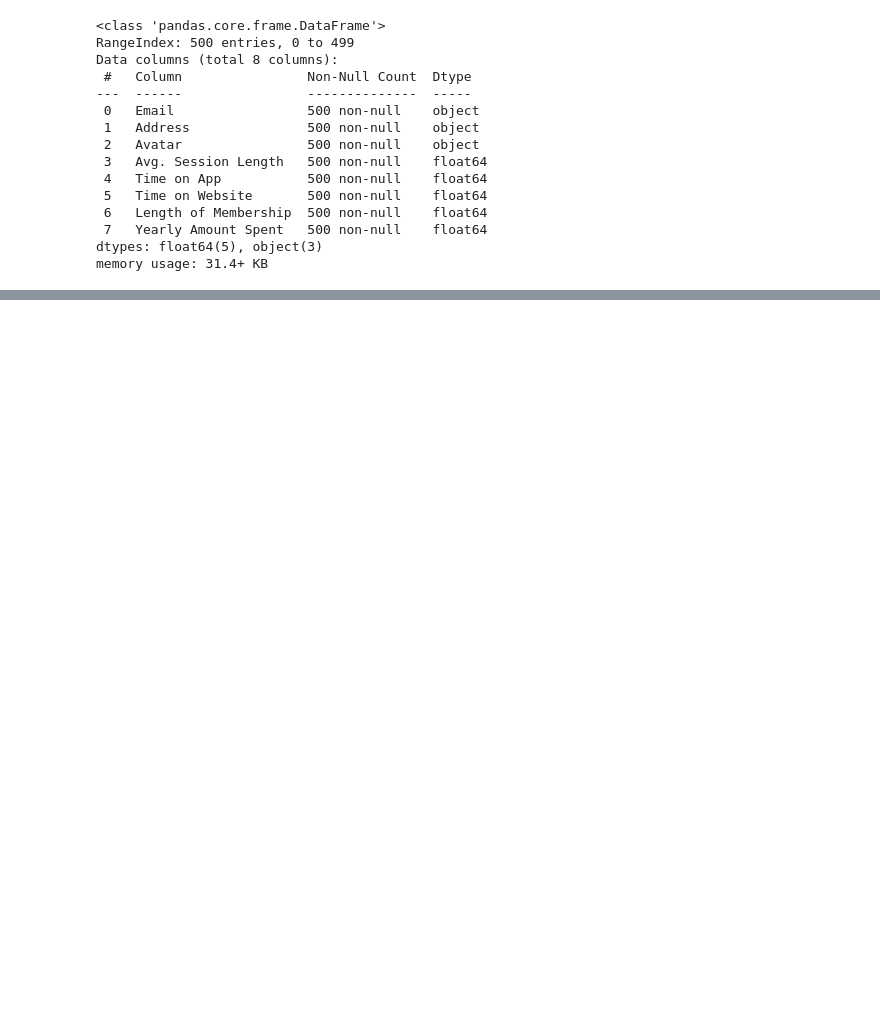
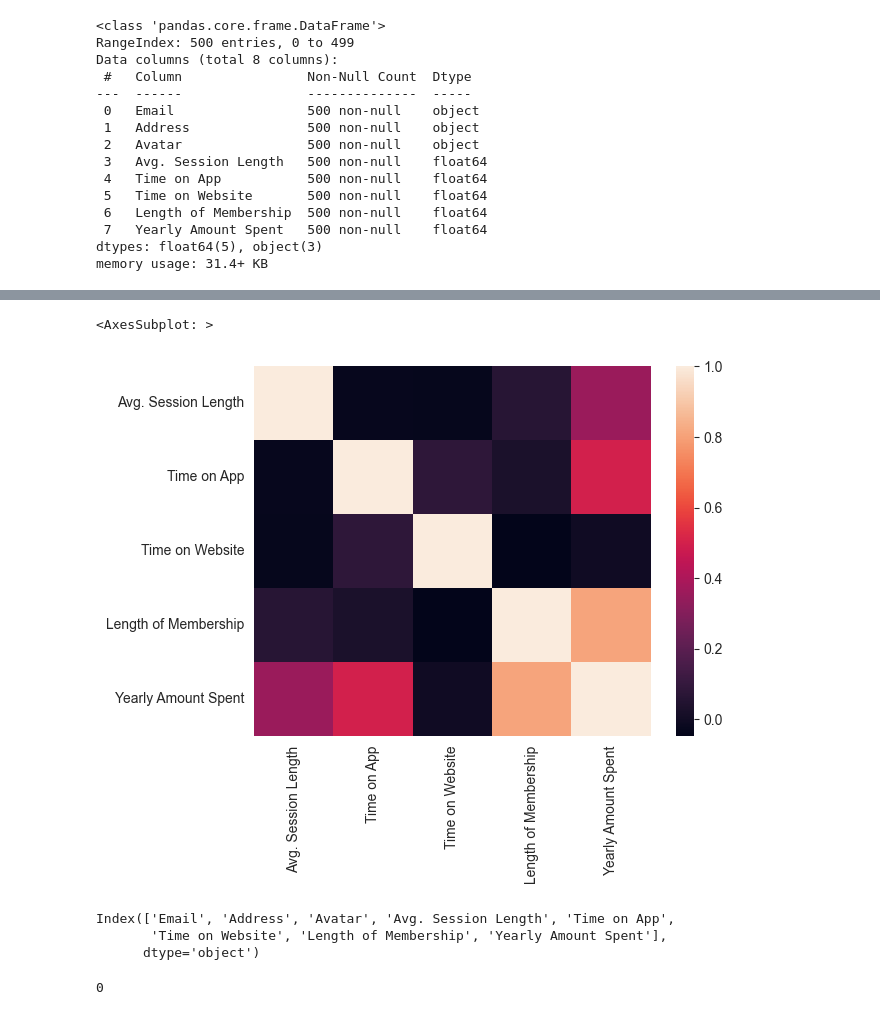
Before and after one commit to tlsabara/Data-Analytics, a Jupyter notebook: Machine Learning/Regressão Linear/Modelo de regressão linear.ipynb, the cells around one changed output, grey strips where cells are left out. Saved outputs shown, nothing was run; the diff lists cells and outputs as text; code cells hidden in the pictures; blank space fills up the shorter version.

```diff
--- a/Machine Learning/Regressão Linear/Modelo de regressão linear.ipynb
+++ b/Machine Learning/Regressão Linear/Modelo de regressão linear.ipynb
@@ -47,0 +74,13 @@ memory usage: 31.4+ KB
+# %%
+sns.heatmap(df_clients.corr())
+
+# Estou separando a lista de Avatares
+# %% [output]
+<AxesSubplot: >
+[figure, added]
+# %%
+df_clients.columns
+# %% [output]
+Index(['Email', 'Address', 'Avatar', 'Avg. Session Length', 'Time on App',
+       'Time on Website', 'Length of Membership', 'Yearly Amount Spent'],
+      dtype='object')
@@ -47,0 +97,4 @@ memory usage: 31.4+ KB
+# %%
+l.index('Violet')
+# %% [output]
+0
```
Also changed, not shown: parts of 16 cells of this notebook, 1 other file.
